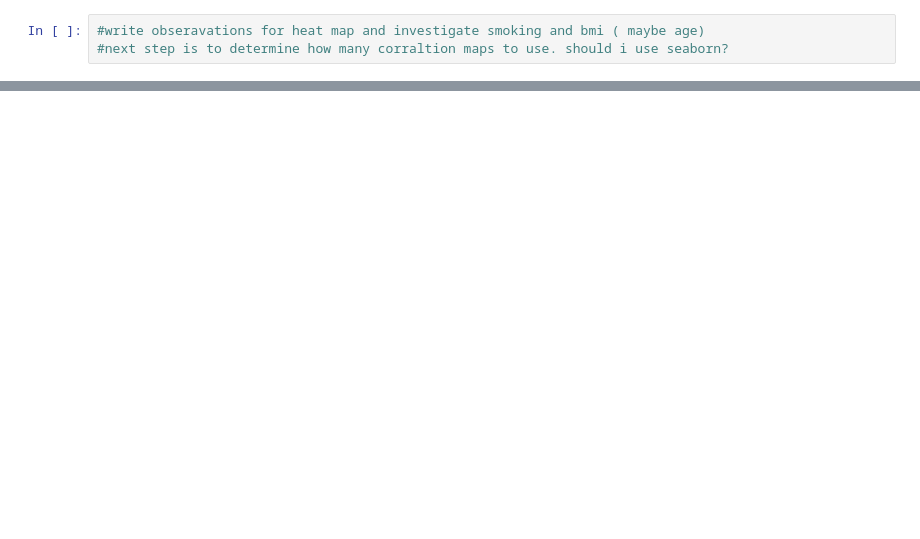
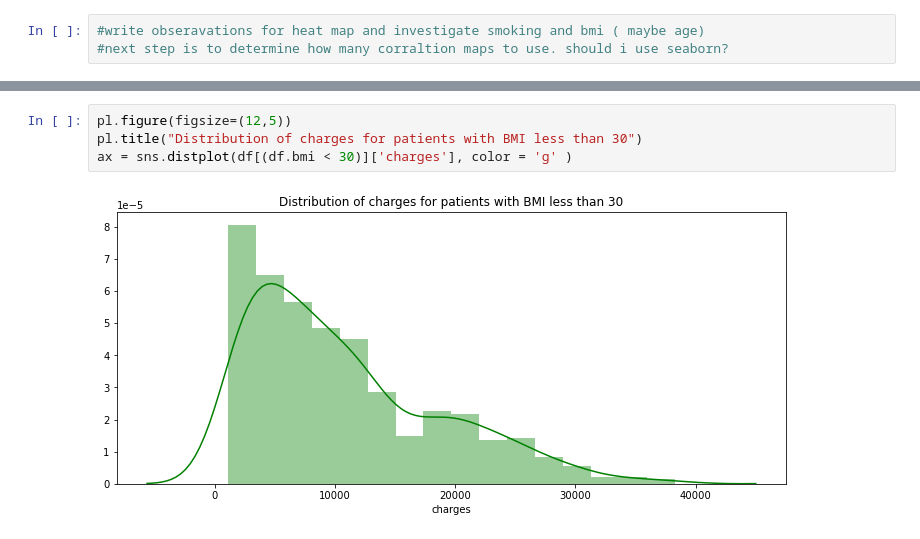
Before and after one commit to ShauliTaragin/ML-Sem1-Assignment, a Jupyter notebook: Regression Task.ipynb, the cells around one changed output, grey strips where cells are left out. Drawn from its saved outputs; the diff is of its cells as text; blank space fills up the shorter version.

```diff
--- a/Regression Task.ipynb
+++ b/Regression Task.ipynb
@@ -143,0 +171,6 @@ sns.heatmap(df.corr() , cmap=sns.diverging_palette(240,10,as_cmap=True) ,ax=ax)
+# %%
+pl.figure(figsize=(12,5))
+pl.title("Distribution of charges for patients with BMI less than 30")
+ax = sns.distplot(df[(df.bmi < 30)]['charges'], color = 'g' )
+# %% [output]
+[figure, added]
```
Also changed, not shown: parts of 11 cells of this notebook.
